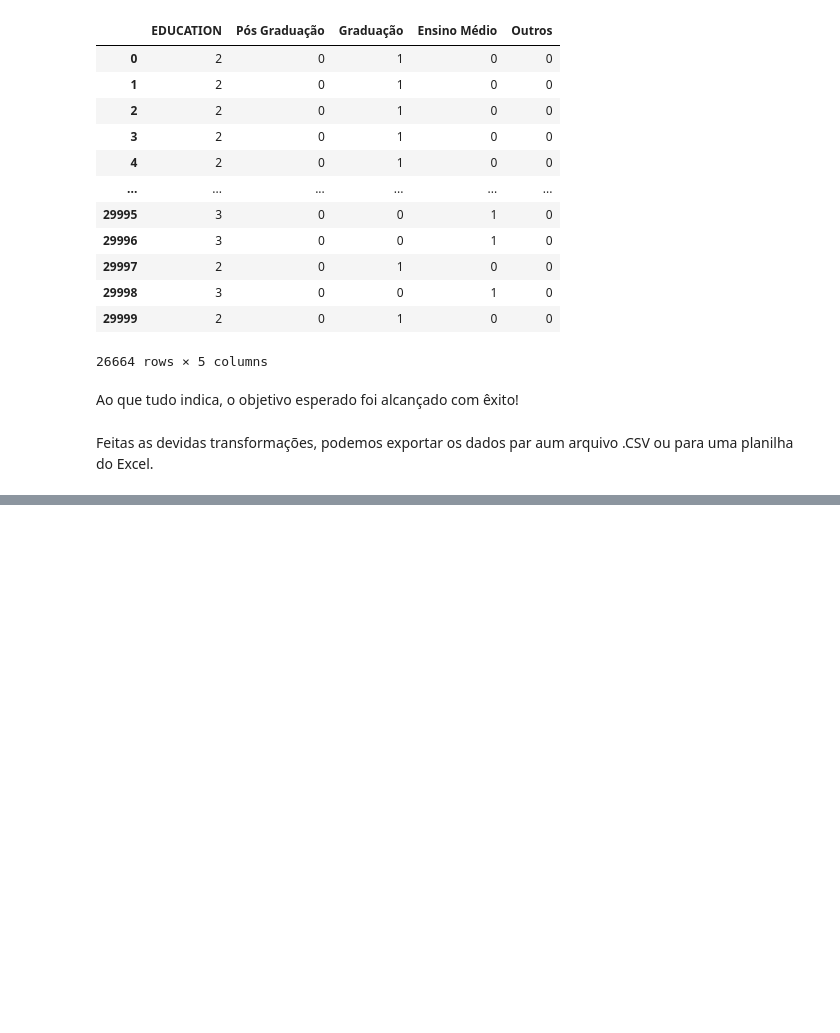
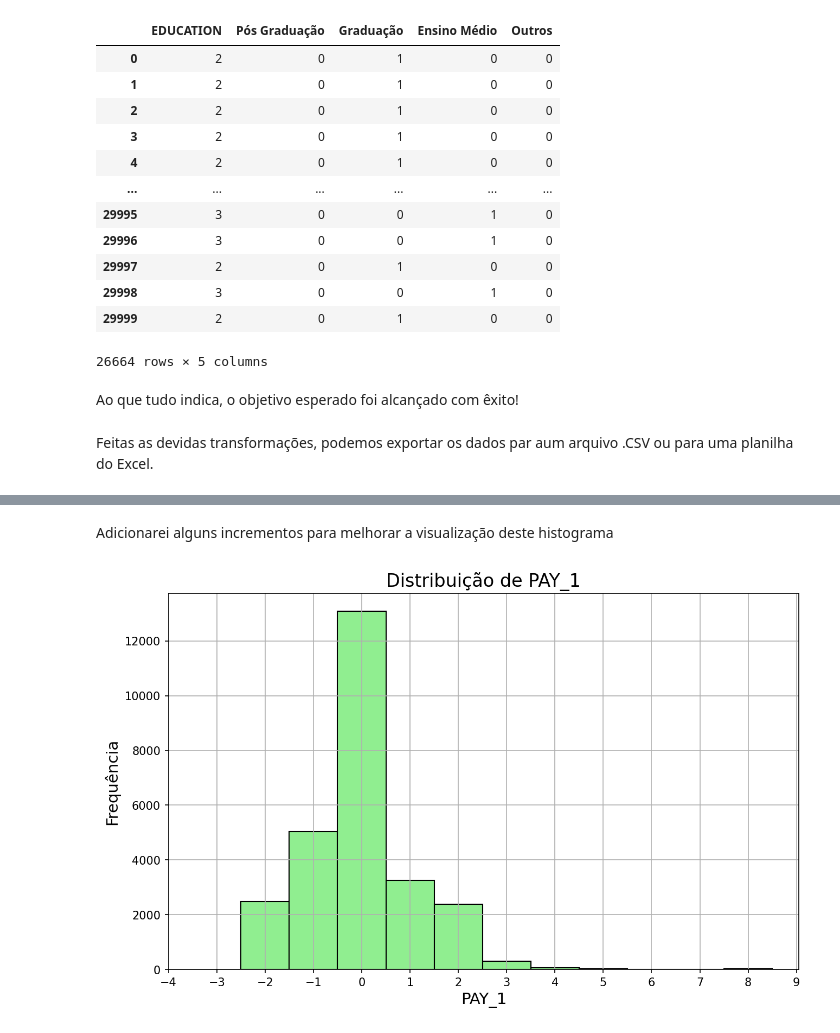
Before and after one commit to marcosvnespolo/Previsao_Inadimplencia, a Jupyter notebook: Previsão_Inadimplência.ipynb, the cells around one changed output, grey strips where cells are left out. Drawn from its saved outputs; the diff is of its cells as text; code cells hidden in the pictures; blank space fills up the shorter version.

```diff
--- a/Previsão_Inadimplência.ipynb
+++ b/Previsão_Inadimplência.ipynb
@@ -531,0 +604,21 @@ df_ohe.to_csv('Dados_Categorizados.csv', index=False)
+# %% [markdown]
+Adicionarei alguns incrementos para melhorar a visualização deste histograma
+# %%
+plt.figure(figsize=(10, 6))  # Define o tamanho da figura
+pay_1_bins = np.array(range(-2,10)) - 0.5 # Estratégia utilizada para centralizar os bins, pois por padrão, o matplotlib alinha a borda esquerda ao número
+plt.hist(df[pagamentos[0]], bins = pay_1_bins, color='lightgreen', edgecolor='black')  # Define a quantidade de bins e cor do histograma
+
+# Adicionando títulos e rótulos
+plt.title('Distribuição de ' + pagamentos[0], fontsize=16)  # Adiciona um título ao histograma
+plt.xlabel(pagamentos[0], fontsize=14)  # Rótulo para o eixo X
+plt.ylabel('Frequência', fontsize=14)  # Rótulo para o eixo Y
+
+# Definindo os incrementos do eixo X
+xmin, xmax = plt.xlim()  # obtém os limites do eixo X
+plt.xticks(np.arange(np.floor(xmin), np.ceil(xmax), 1))  # define os incrementos para 1
+
+
+# Adicionando grid
+plt.grid(True)
+# %% [output]
+[figure, added]
```
Also changed, not shown: parts of 36 cells of this notebook.
